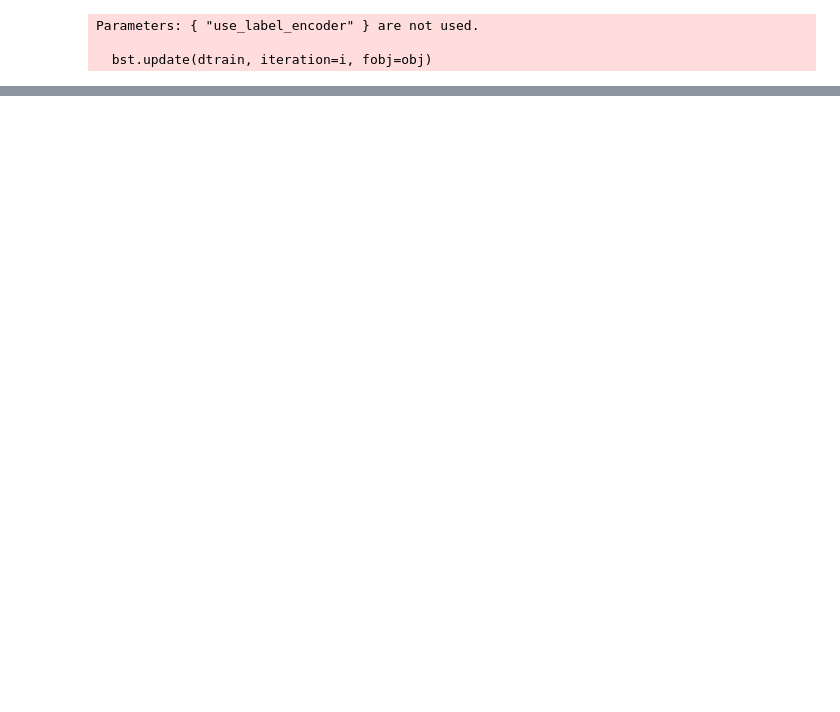
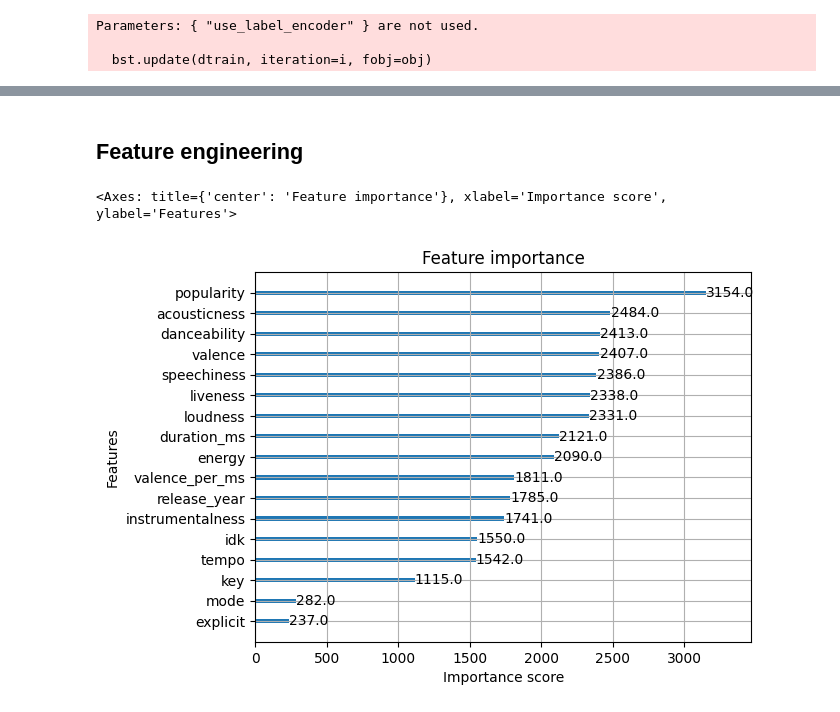
Before and after one commit to jedrek656/Spotify-genre-prediction, a Jupyter notebook: project.ipynb, the cells around one changed output, grey strips where cells are left out. Cells and saved outputs as stored; diff of their text form; code cells hidden in the pictures; blank space fills up the shorter version.

Commit message:
Add some feature engineering

```diff
--- a/project.ipynb
+++ b/project.ipynb
@@ -339,0 +342,21 @@ F1 score: [0.14814815 0.5775076  0.22772277 0.3961039  0.64166667 0.27160494
+# %% [markdown]
+## Feature engineering
+# %%
+# Adding some random columns
+new_df = norm_df.copy()
+new_df['valence_per_ms'] = new_df['valence'] / new_df['duration_ms']
+new_df['idk'] = new_df['tempo'] * new_df['danceability']
+new_df.loc[:, ['valence_per_ms', 'idk']] = scaler.fit_transform(new_df.loc[:, ['valence_per_ms', 'idk']])
+# %%
+# Fitting XGBoost to the new dataframe
+classifier = xgb.XGBClassifier(
+    objective='multi:softprob',
+    num_class=NUM_OF_CLASSES,
+    eval_metric='mlogloss'
+)
+X_train, X_test, y_train, y_test = train_test_split(new_df.drop(columns=['track_genre']), norm_df.loc[:, 'track_genre'], test_size=0.2, shuffle=True, random_state=42)
+classifier.fit(X_train, y_train)
+xgb.plot_importance(classifier)
+# %% [output]
+<Axes: title={'center': 'Feature importance'}, xlabel='Importance score', ylabel='Features'>
+[figure, added]
```
Also changed, not shown: parts of 14 cells of this notebook.
